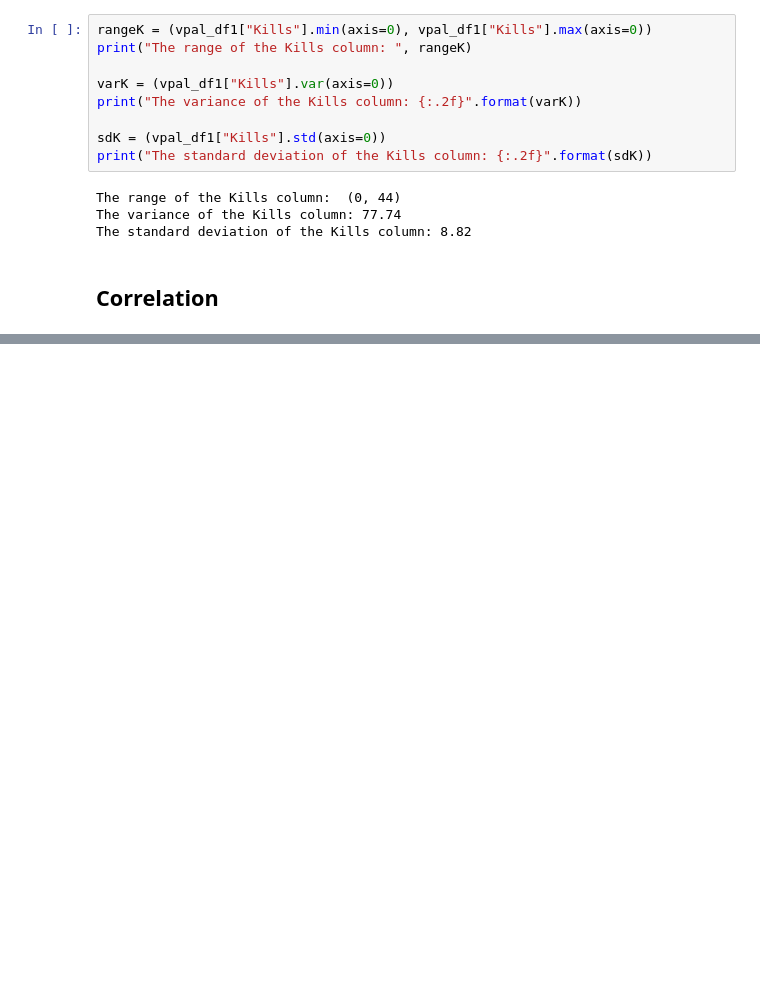
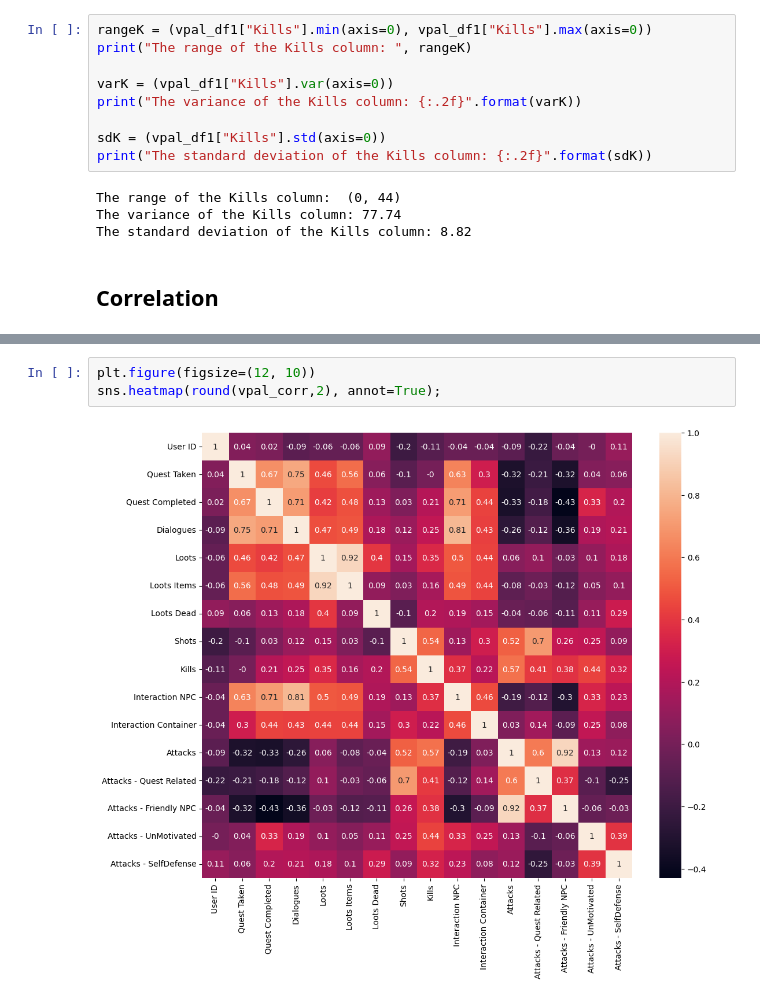
Before and after one commit to ttellner/GameDataScienceInPython, a Jupyter notebook: Labs_Chapter3_Python/Chapter3_Lab1.ipynb, the cells around one changed output, grey strips where cells are left out. Cells and saved outputs as stored; diff of their text form; blank space fills up the shorter version.

```diff
--- a/Labs_Chapter3_Python/Chapter3_Lab1.ipynb
+++ b/Labs_Chapter3_Python/Chapter3_Lab1.ipynb
@@ -184,0 +252,5 @@ The standard deviation of the Kills column: 8.82
+# %%
+plt.figure(figsize=(12, 10))
+sns.heatmap(round(vpal_corr,2), annot=True);
+# %% [output]
+[figure, added]
```
Also changed, not shown: parts of 11 cells of this notebook.
